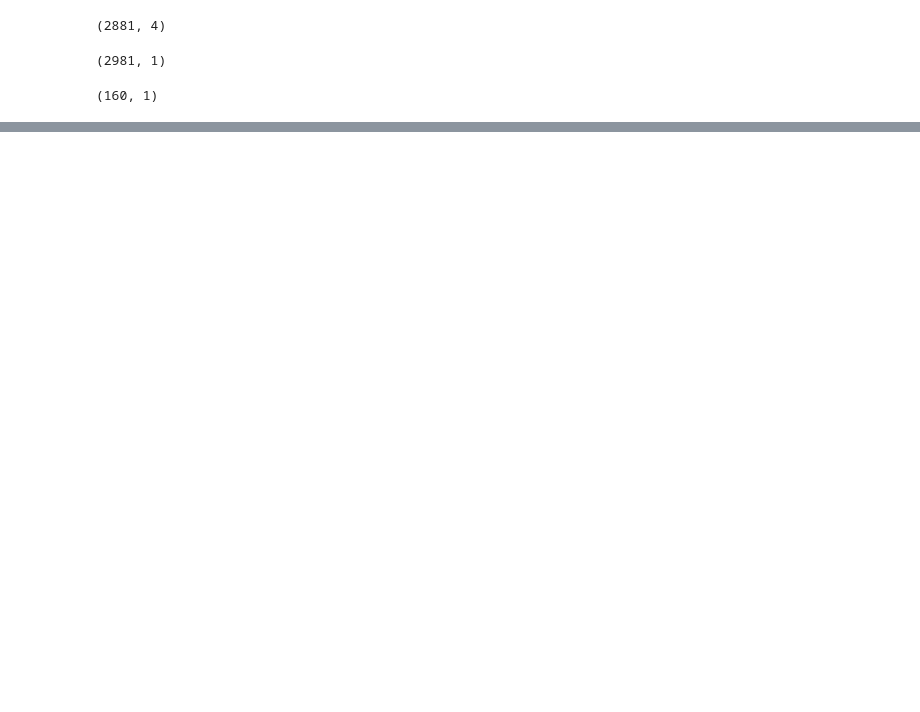
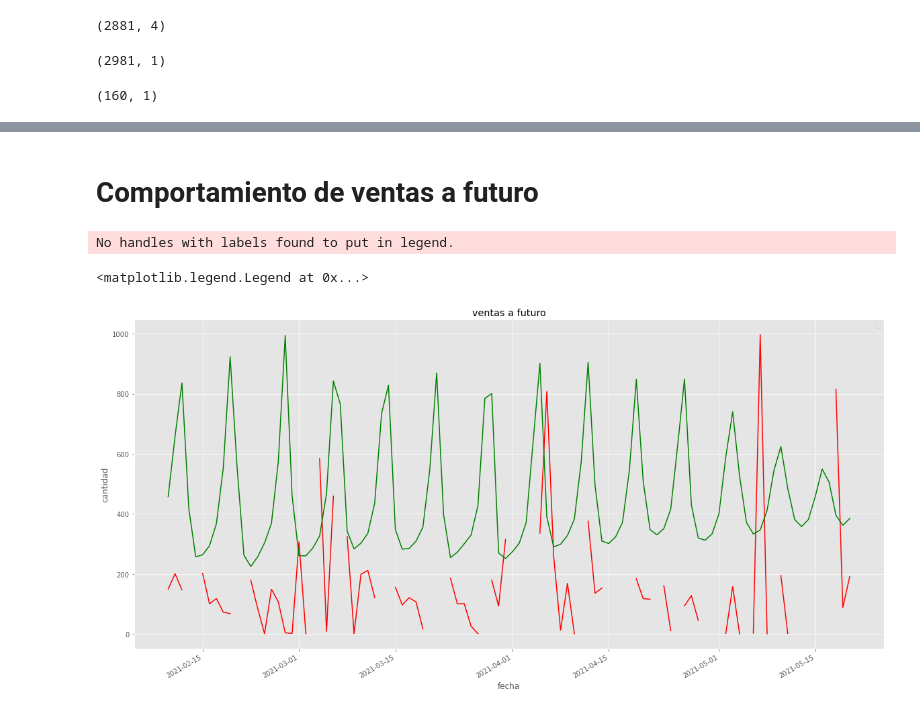
Before and after one commit to lcsr-rodriguez/Diplomado-ISP, a Jupyter notebook: ISP_DataScience.ipynb, the cells around one changed output, grey strips where cells are left out. Cells and saved outputs as stored; diff of their text form; code cells hidden in the pictures; blank space fills up the shorter version.

```diff
--- a/ISP_DataScience.ipynb
+++ b/ISP_DataScience.ipynb
@@ -546,6 +539,11 @@ X_Train = np.reshape(X_Train, newshape=(X_Train.shape[0], X_Train.shape[1], 1))
 X_Train.shape
 # %% [output]
 (2761, 60, 1)
+# %%
+x=np.isnan(X_Train)
+X_Train[x] = 0.5
+y=np.isnan(Y_Train)
+Y_Train[y] = 0.5
 # %% [markdown]
 ### Modelo
 # %%
@@ -655 +684,25 @@ Prediccion
 100 rows × 3 columns
+# %% [markdown]
+# Comportamiento de ventas a futuro
+# %%
+fig = plt.figure(figsize=(20,10))
+
+ax1 = fig.add_subplot(111)
+
+x = fecha
+y = ValorTest
+
+y1 = ValorEsperado
+
+plt.plot(x,y, color="red") # valores reales
+plt.plot(x,y1, color="green") # valores esperados
+
+plt.gcf().autofmt_xdate()
+plt.xlabel('fecha')
+plt.ylabel('cantidad')
+plt.title("ventas a futuro")
+plt.legend()
+# %% [output]
+No handles with labels found to put in legend.
+<matplotlib.legend.Legend at 0x...>
+[figure, added]
```
Also changed, not shown: parts of 14 cells of this notebook, 1 other file.
